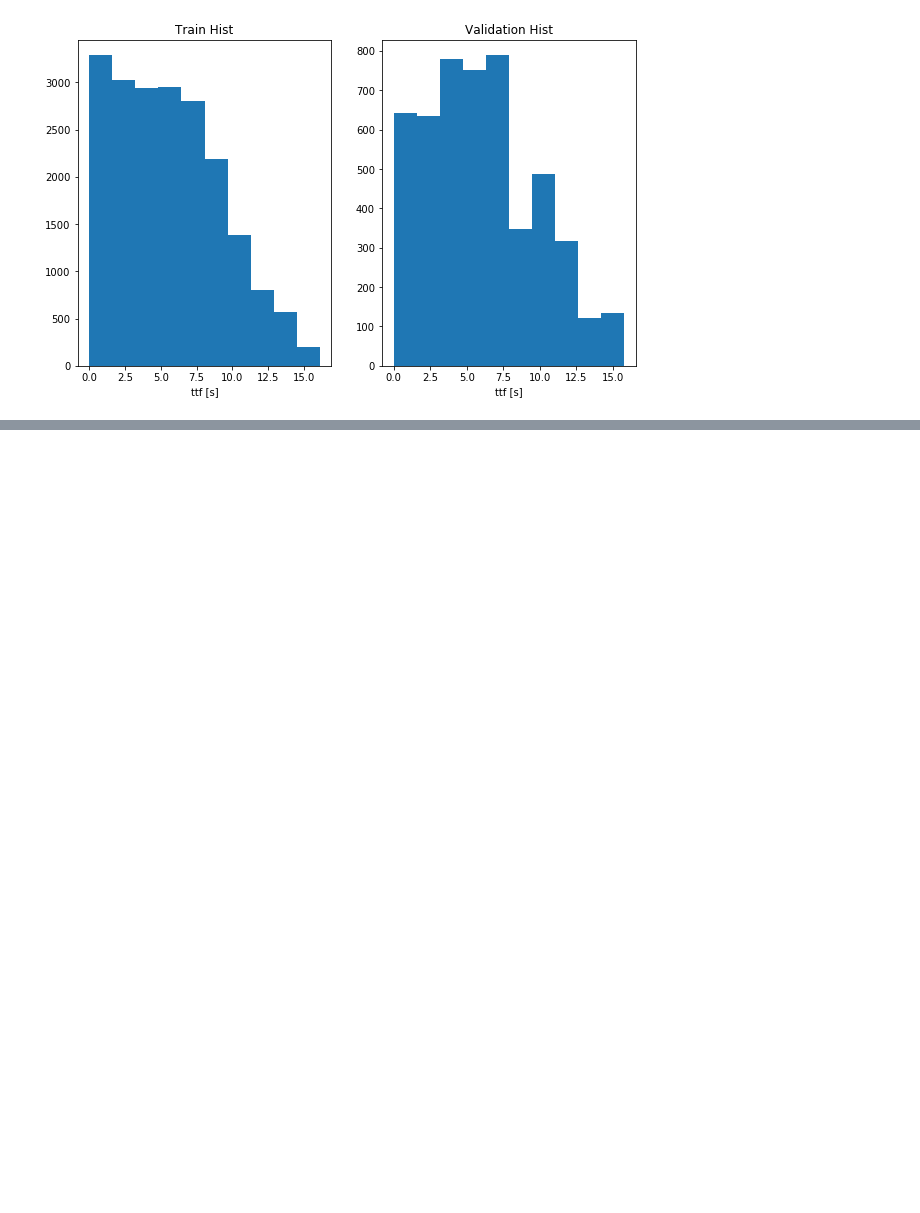
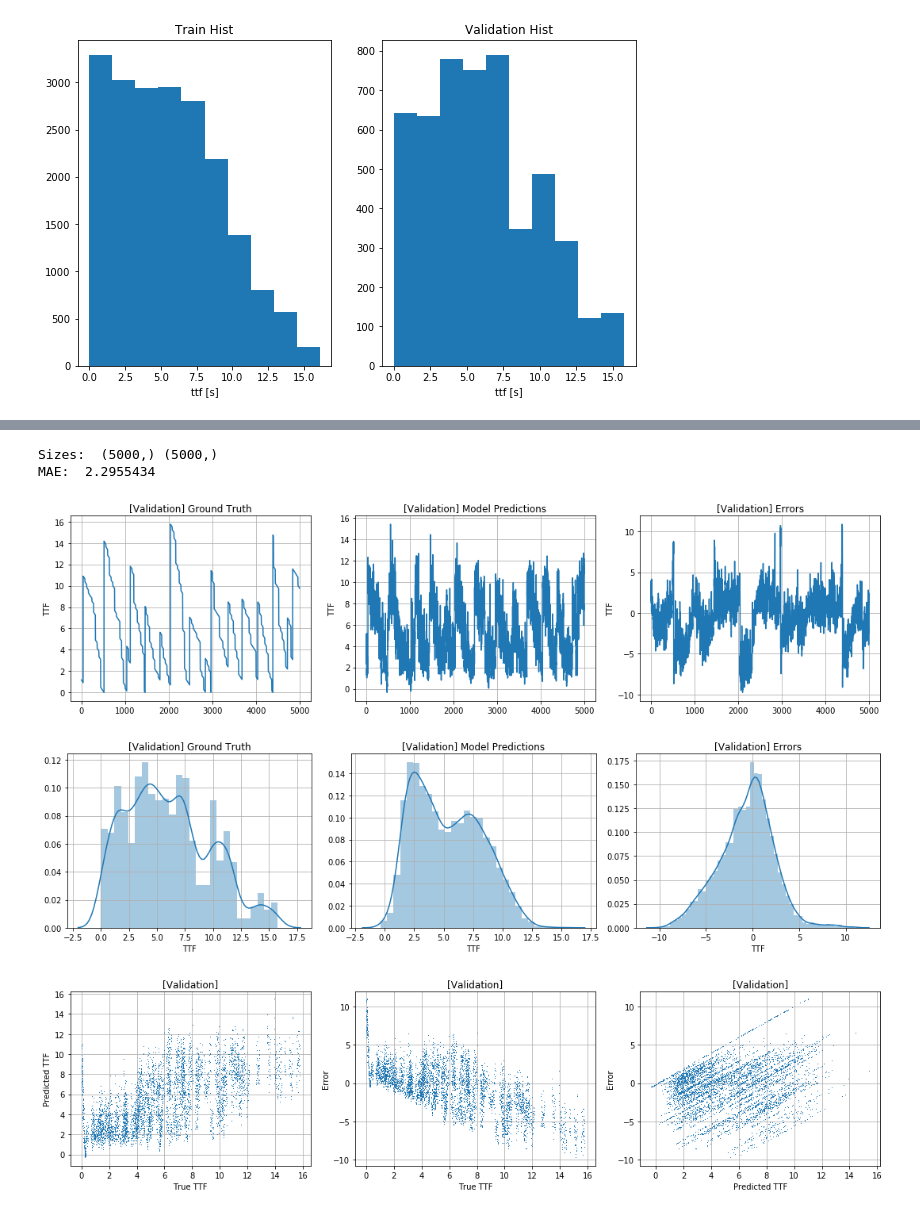
Before and after one commit to ido90/Earthquakes, a Jupyter notebook: Spectrogram.ipynb, the cells around one changed output, grey strips where cells are left out. Drawn from its saved outputs; the diff is of its cells as text; code cells hidden in the pictures; blank space fills up the shorter version.

```diff
--- a/Spectrogram.ipynb
+++ b/Spectrogram.ipynb
@@ -648,0 +662,4 @@ axs[1].grid()
+# %%
+yv0 = learn.data.label_list.valid.y.items
+yv = np.array([learn.predict(x)[0].data[0] for x in tqdm_notebook(learn.data.label_list.valid.x)])
+# ridiculously can't find any better way to get predictions
@@ -648,0 +668,8 @@ axs[1].grid()
+# %%
+analyze_errors(yv0, yv, 'Validation')
+# %% [output]
+Sizes:  (5000,) (5000,)
+MAE:  2.2955434
+[figure, added]
+[figure, added]
+[figure, added]
```
Also changed, not shown: parts of 35 cells of this notebook.
